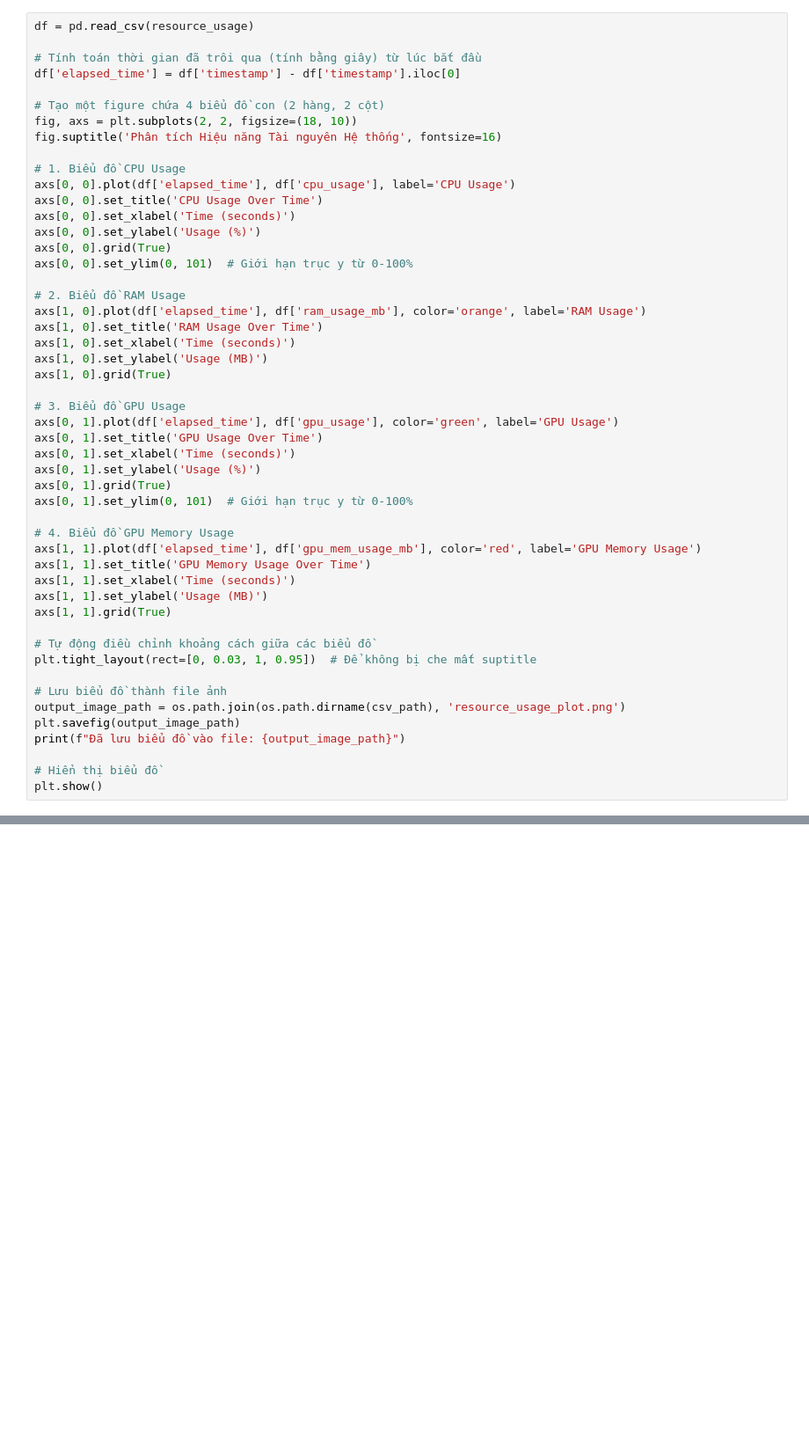
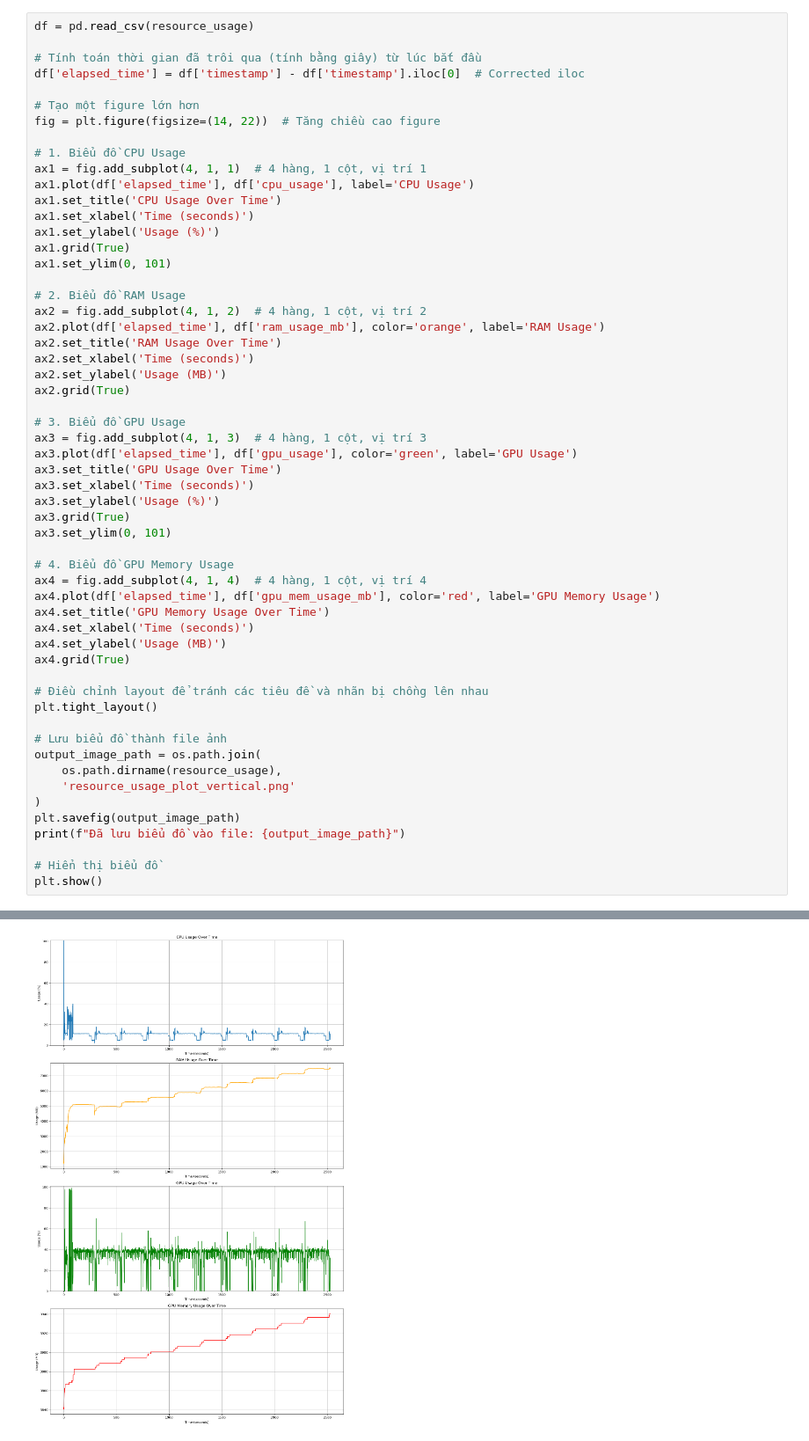
Before and after one commit to HocVoNgThai/Enhancing-Privacy-Preservation-of-Federated-Learning-for-Intrusion-Detection-System, a Jupyter notebook: FL_Simulation_MultiClass/Multi_CNN_FL_Init_no_PP.ipynb, the cells around one changed output, grey strips where cells are left out. Shown at 88% size. Saved outputs shown, nothing was run; the diff lists cells and outputs as text; blank space fills up the shorter version.

```diff
--- a/FL_Simulation_MultiClass/Multi_CNN_FL_Init_no_PP.ipynb
+++ b/FL_Simulation_MultiClass/Multi_CNN_FL_Init_no_PP.ipynb
@@ -675,49 +703,56 @@ for i in range(len(active_clients_list)):
 df = pd.read_csv(resource_usage)
 
 # Tính toán thời gian đã trôi qua (tính bằng giây) từ lúc bắt đầu
-df['elapsed_time'] = df['timestamp'] - df['timestamp'].iloc[0]
+df['elapsed_time'] = df['timestamp'] - df['timestamp'].iloc[0]  # Corrected iloc
 
-# Tạo một figure chứa 4 biểu đồ con (2 hàng, 2 cột)
-fig, axs = plt.subplots(2, 2, figsize=(18, 10))
-fig.suptitle('Phân tích Hiệu năng Tài nguyên Hệ thống', fontsize=16)
+# Tạo một figure lớn hơn
+fig = plt.figure(figsize=(14, 22))  # Tăng chiều cao figure
 
 # 1. Biểu đồ CPU Usage
-axs[0, 0].plot(df['elapsed_time'], df['cpu_usage'], label='CPU Usage')
-axs[0, 0].set_title('CPU Usage Over Time')
-axs[0, 0].set_xlabel('Time (seconds)')
-axs[0, 0].set_ylabel('Usage (%)')
-axs[0, 0].grid(True)
-axs[0, 0].set_ylim(0, 101)  # Giới hạn trục y từ 0-100%
+ax1 = fig.add_subplot(4, 1, 1)  # 4 hàng, 1 cột, vị trí 1
+ax1.plot(df['elapsed_time'], df['cpu_usage'], label='CPU Usage')
+ax1.set_title('CPU Usage Over Time')
+ax1.set_xlabel('Time (seconds)')
+ax1.set_ylabel('Usage (%)')
+ax1.grid(True)
+ax1.set_ylim(0, 101)
 
 # 2. Biểu đồ RAM Usage
-axs[1, 0].plot(df['elapsed_time'], df['ram_usage_mb'], color='orange', label='RAM Usage')
-axs[1, 0].set_title('RAM Usage Over Time')
-axs[1, 0].set_xlabel('Time (seconds)')
-axs[1, 0].set_ylabel('Usage (MB)')
-axs[1, 0].grid(True)
+ax2 = fig.add_subplot(4, 1, 2)  # 4 hàng, 1 cột, vị trí 2
+ax2.plot(df['elapsed_time'], df['ram_usage_mb'], color='orange', label='RAM Usage')
+ax2.set_title('RAM Usage Over Time')
+ax2.set_xlabel('Time (seconds)')
+ax2.set_ylabel('Usage (MB)')
+ax2.grid(True)
 
 # 3. Biểu đồ GPU Usage
-axs[0, 1].plot(df['elapsed_time'], df['gpu_usage'], color='green', label='GPU Usage')
-axs[0, 1].set_title('GPU Usage Over Time')
-axs[0, 1].set_xlabel('Time (seconds)')
-axs[0, 1].set_ylabel('Usage (%)')
-axs[0, 1].grid(True)
-axs[0, 1].set_ylim(0, 101)  # Giới hạn trục y từ 0-100%
+ax3 = fig.add_subplot(4, 1, 3)  # 4 hàng, 1 cột, vị trí 3
+ax3.plot(df['elapsed_time'], df['gpu_usage'], color='green', label='GPU Usage')
+ax3.set_title('GPU Usage Over Time')
+ax3.set_xlabel('Time (seconds)')
+ax3.set_ylabel('Usage (%)')
+ax3.grid(True)
+ax3.set_ylim(0, 101)
 
 # 4. Biểu đồ GPU Memory Usage
-axs[1, 1].plot(df['elapsed_time'], df['gpu_mem_usage_mb'], color='red', label='GPU Memory Usage')
-axs[1, 1].set_title('GPU Memory Usage Over Time')
-axs[1, 1].set_xlabel('Time (seconds)')
-axs[1, 1].set_ylabel('Usage (MB)')
-axs[1, 1].grid(True)
+ax4 = fig.add_subplot(4, 1, 4)  # 4 hàng, 1 cột, vị trí 4
+ax4.plot(df['elapsed_time'], df['gpu_mem_usage_mb'], color='red', label='GPU Memory Usage')
+ax4.set_title('GPU Memory Usage Over Time')
+ax4.set_xlabel('Time (seconds)')
+ax4.set_ylabel('Usage (MB)')
+ax4.grid(True)
 
-# Tự động điều chỉnh khoảng cách giữa các biểu đồ
-plt.tight_layout(rect=[0, 0.03, 1, 0.95])  # Để không bị che mất suptitle
+# Điều chỉnh layout để tránh các tiêu đề và nhãn bị chồng lên nhau
+plt.tight_layout()
 
 # Lưu biểu đồ thành file ảnh
-output_image_path = os.path.join(os.path.dirname(csv_path), 'resource_usage_plot.png')
+output_image_path = os.path.join(
+    os.path.dirname(resource_usage),
+    'resource_usage_plot_vertical.png'
+)
 plt.savefig(output_image_path)
 print(f"Đã lưu biểu đồ vào file: {output_image_path}")
 
 # Hiển thị biểu đồ
 plt.show()
+# %% [output]
@@ -723,0 +760 @@ plt.show()
+[figure, added]
```
Also changed, not shown: parts of 7 cells of this notebook, 1 other file.
